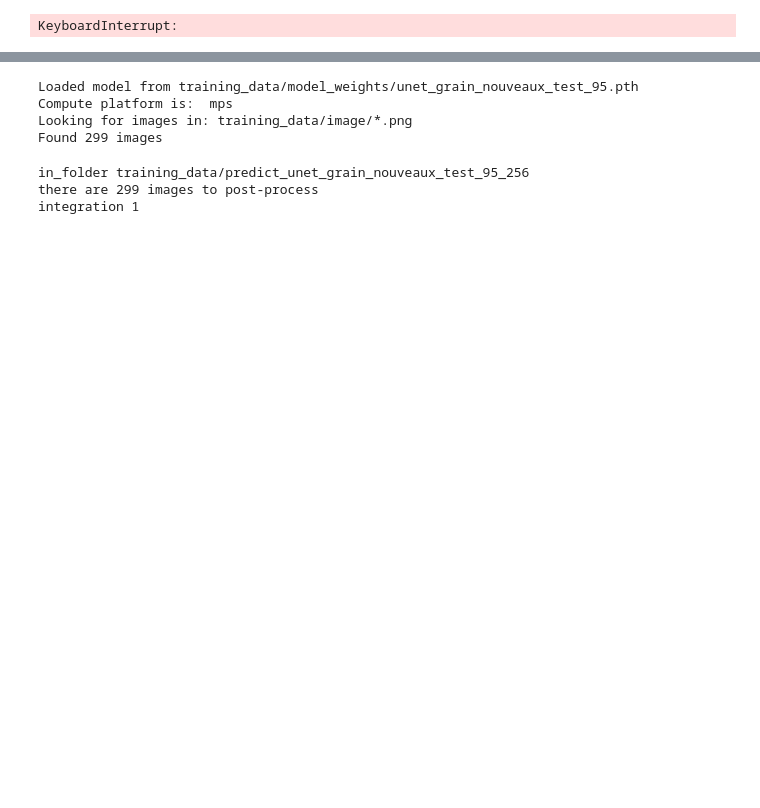
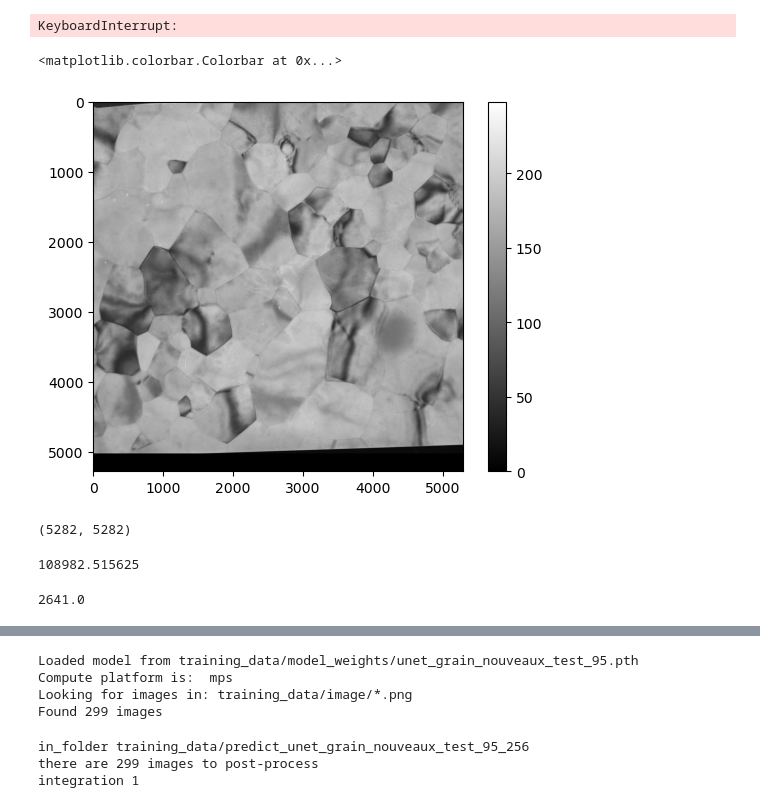
Before and after one commit to JGoddy/grain_unet, a Jupyter notebook: UNET.ipynb, the cells around one changed output, grey strips where cells are left out. Cells and saved outputs as stored; diff of their text form; code cells hidden in the pictures; blank space fills up the shorter version.

```diff
--- a/UNET.ipynb
+++ b/UNET.ipynb
@@ -572,0 +605,26 @@ KeyboardInterrupt:
+# %%
+validation_image_path = "Wayne_validation_data/training_validation_data_with_all_4_tilts_and_all_pngs/validation/2144_validation/aligned/10hr2145_2.png"
+# %%
+validation_image_name = Path(validation_image_path).stem
+validation_image = Image.open(validation_image_path)
+#validation_image = validation_image.convert('L')  # Convert to grayscale
+# Convert image to numpy array and binarize
+validation_image_array = np.array(validation_image)
+# %%
+plt.imshow(validation_image_array,cmap='grey')
+plt.colorbar()
+# %% [output]
+<matplotlib.colorbar.Colorbar at 0x...>
+[figure, added]
+# %%
+validation_image_array.shape
+# %% [output]
+(5282, 5282)
+# %%
+5282*5282/256
+# %% [output]
+108982.515625
+# %%
+5282/2
+# %% [output]
+2641.0
```
Also changed, not shown: parts of 7 cells of this notebook, 1 other file.
